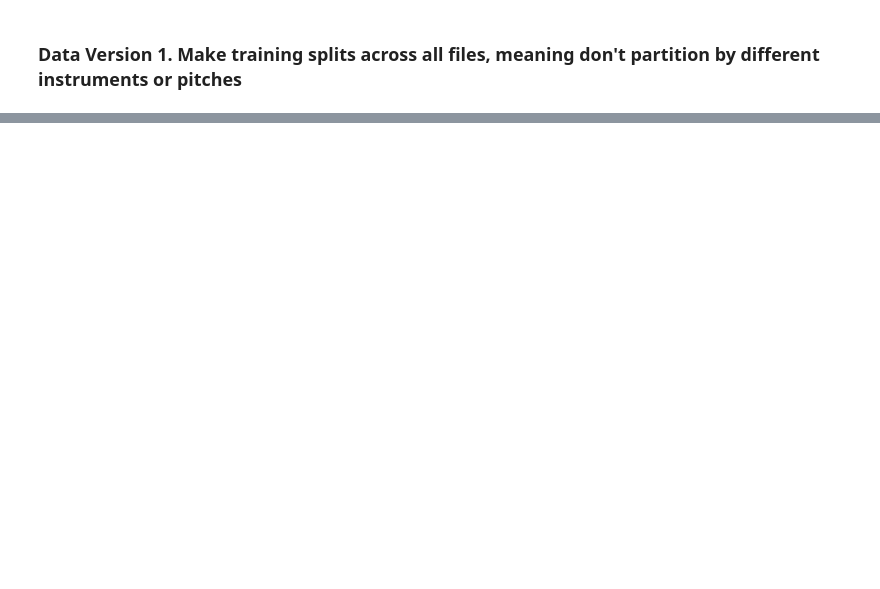
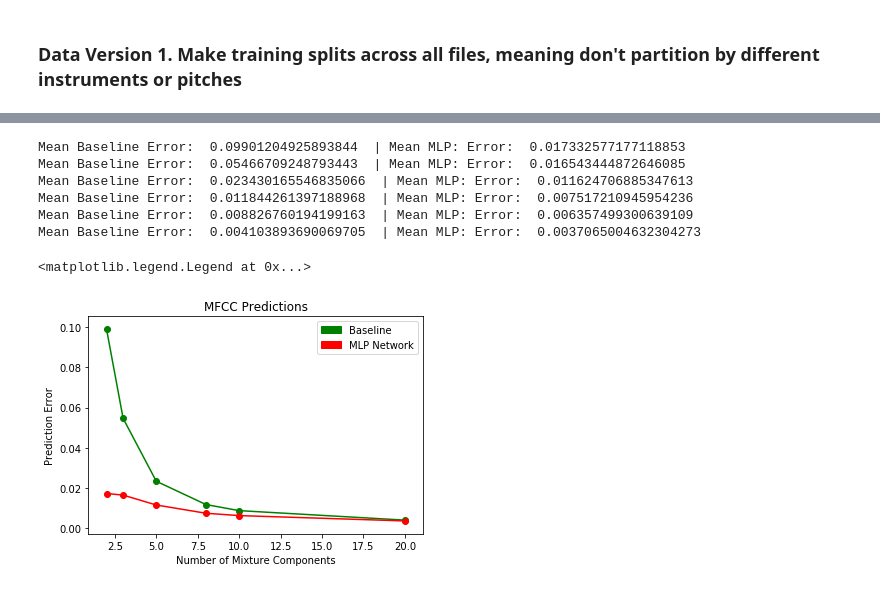
Before and after one commit to jrgillick/audio-feature-forecasting, a Jupyter notebook: src/Explore.ipynb, the cells around one changed output, grey strips where cells are left out. Drawn from its saved outputs; the diff is of its cells as text; code cells hidden in the pictures; blank space fills up the shorter version.

```diff
--- a/src/Explore.ipynb
+++ b/src/Explore.ipynb
@@ -110,0 +556,41 @@ test_files = all_wav_files[split_2:]
+# %%
+# Compute "True" MFCC error on dev data
+baseline_errors_per_dataset = []
+mlp_errors_per_dataset = []
+
+for m in mixture_values:
+    dev_mix_mfccs = dev_mixture_datasets[m]['mix_mfccs']
+    baseline_predictions = make_baseline_predictions(dev_mix_mfccs, dev_mixture_datasets[m]['components'])
+    dev_mixture_datasets[m]['baseline_predicted_mix_mfccs'] = baseline_predictions
+    baseline_errors = get_errors(dev_mix_mfccs, baseline_predictions)
+    baseline_errors_per_dataset.append(baseline_errors)
+
+    X_dev = get_mfcc_inputs(dev_mixture_datasets[m], dev_weighted_mfccs)
+    mlp_predictions = mlp_models[m].predict(X_dev, batch_size=200)
+    mlp_errors = get_errors(dev_mix_mfccs, mlp_predictions)
+    mlp_errors_per_dataset.append(mlp_errors)
+
+    print("Mean Baseline Error: ", np.mean(baseline_errors), " | Mean MLP Error: ", np.mean(mlp_errors))
+
+plt.title("MFCC Predictions")
+plt.xlabel("Number of Mixture Components")
+plt.ylabel("Prediction Error")
+
+_ = plt.plot(mixture_values, [np.mean(e) for e in baseline_errors_per_dataset], c = 'g')
+_ = plt.scatter(mixture_values, [np.mean(e) for e in baseline_errors_per_dataset], c = 'g')
+
+_ = plt.plot(mixture_values, [np.mean(e) for e in mlp_errors_per_dataset], c = 'r')
+_ = plt.scatter(mixture_values, [np.mean(e) for e in mlp_errors_per_dataset], c = 'r')
+
+handles = [mpatches.Patch(color='g',label='Baseline'),
+           mpatches.Patch(color='r',label='MLP Network')]
+plt.legend(bbox_to_anchor=(1, 1),handles=handles)
+# %% [output]
+Mean Baseline Error:  0.09901204925893844  | Mean MLP: Error:  0.017332577177118853
+Mean Baseline Error:  0.05466709248793443  | Mean MLP: Error:  0.016543444872646085
+Mean Baseline Error:  0.023430165546835066  | Mean MLP: Error:  0.011624706885347613
+Mean Baseline Error:  0.011844261397188968  | Mean MLP: Error:  0.007517210945954236
+Mean Baseline Error:  0.008826760194199163  | Mean MLP: Error:  0.006357499300639109
+Mean Baseline Error:  0.004103893690069705  | Mean MLP: Error:  0.0037065004632304273
+<matplotlib.legend.Legend at 0x...>
+[figure, added]
```
Also changed, not shown: parts of 80 cells of this notebook.
